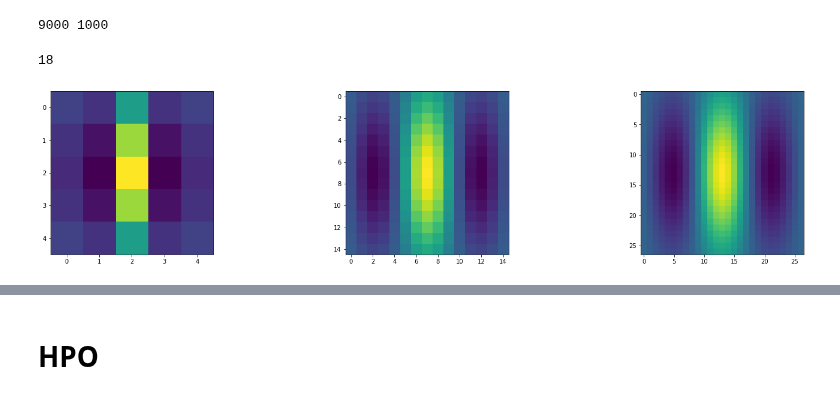
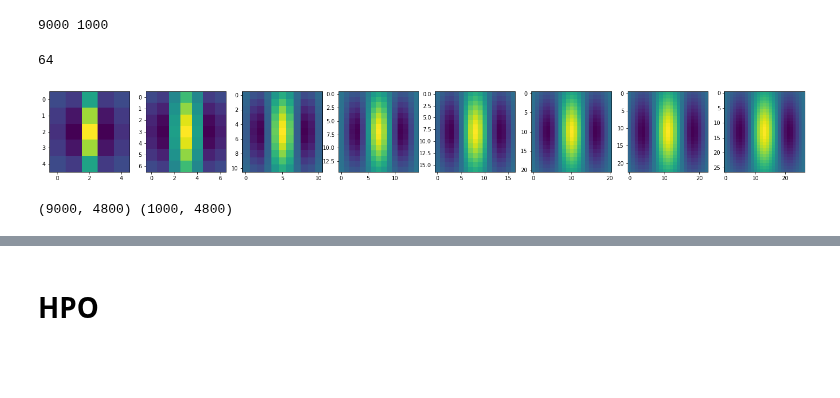
Before and after one commit to breengles/hse_hw, a Jupyter notebook: ImageAnalyzis/06/HW6.ipynb, the cells around one changed output, grey strips where cells are left out. Cells and saved outputs as stored; diff of their text form; code cells hidden in the pictures; blank space fills up the shorter version.

```diff
--- a/ImageAnalyzis/06/HW6.ipynb
+++ b/ImageAnalyzis/06/HW6.ipynb
@@ -95,37 +187,37 @@ print(len(train_ds), len(test_ds))
 9000 1000
 # %%
 # Get array of filters
-scale_bins = 3
-phi_bins = 6
-filters = gabour_bank(size=11, phi_bins=phi_bins, scale_bins=scale_bins, max_scale=18, min_scale=3, sigma_scale=0.5)
+scale_bins = 8
+phi_bins = 8
+filters = gabour_bank(phi_bins=phi_bins, scale_bins=scale_bins, max_scale=18, min_scale=3, sigma_scale=0.5)
 print(len(filters))
 plt.figure(figsize=(25, 5))
 for i, flt in enumerate(filters[:scale_bins]):
     plt.subplot(1, scale_bins, i + 1)
     plt.imshow(flt)
 # %% [output]
-18
+64
-[figure, old version]
+[figure, new version]
 # %%
-gist = Gist(filters, phi_bins=phi_bins, scale_bins=scale_bins, window_size=4)
+gist = Gist(filters, phi_bins=phi_bins, scale_bins=scale_bins, window_size=5)
 
 get_emb = delayed(gist.get_gist_descriptor)
 
-if os.path.exists("train_embeddings.pkl"):
-    with open("train_embeddings.pkl", "rb") as tr_emb:
-        train_embeddings = pickle.load(tr_emb)
+if os.path.exists("train_embeddings.npy"):
+    train_embeddings = np.load("train_embeddings.npy")
 else:
     train_embeddings = np.array(Parallel(n_jobs=8)(get_emb(img) for img in train_ds))
-    with open("train_embeddings.pkl", "wb+") as tr_emb:
-        pickle.dump(train_embeddings, tr_emb)
+    np.save("train_embeddings.npy", train_embeddings)
 
-if os.path.exists("test_embeddings.pkl"):
-    with open("test_embeddings.pkl", "rb") as test_emb:
-        test_embeddings = pickle.load(test_emb)
+if os.path.exists("test_embeddings.npy"):
+    test_embeddings = np.load("test_embeddings.npy")
 else:
     test_embeddings = np.array(Parallel(n_jobs=8)(get_emb(img) for img in test_ds))
-    with open("test_embeddings.pkl", "wb+") as test_emb:
-        pickle.dump(test_embeddings, test_emb)
+    np.save("test_embeddings.npy", test_embeddings)
+
+print(train_embeddings.shape, test_embeddings.shape)
+# %% [output]
+(9000, 4800) (1000, 4800)
 # %%
 num_clusters = 100
 
```
Also changed, not shown: parts of 15 cells of this notebook, 7 other files.
